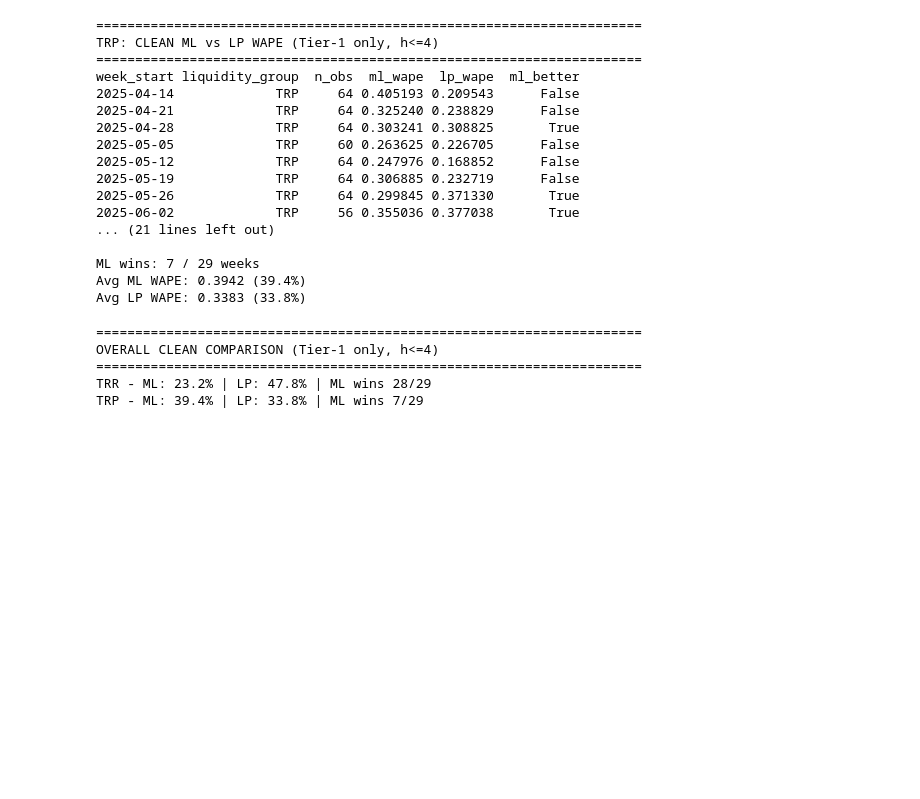
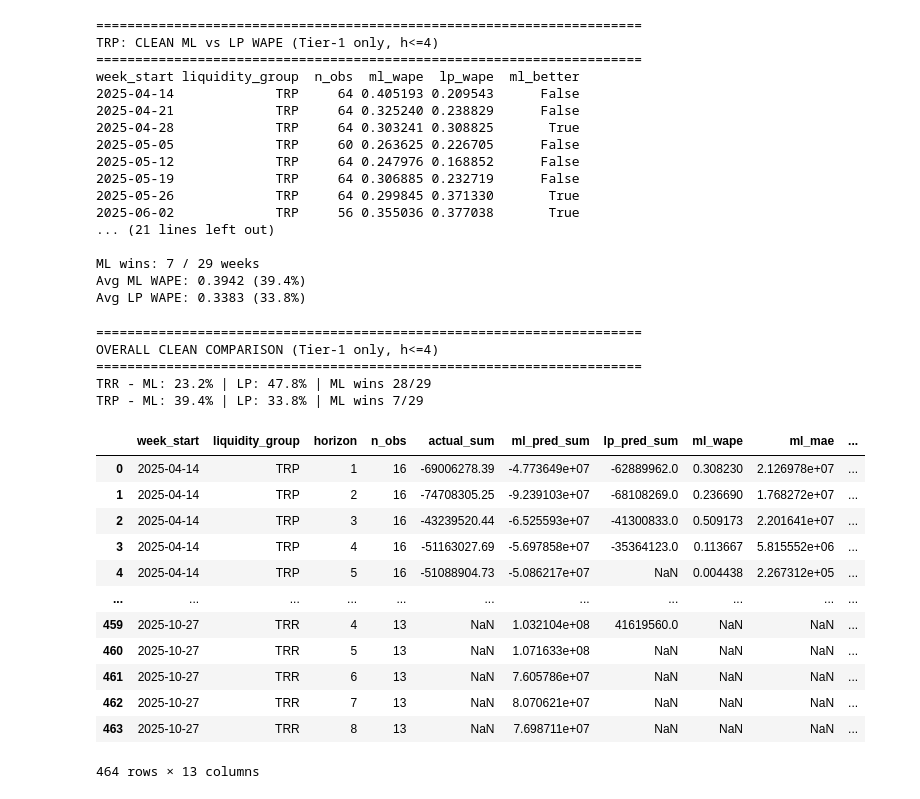
Before and after one commit to porvakanti/hubbleAI, a Jupyter notebook: notebooks/inspect_output.ipynb, the cells around one changed output. Cells and saved outputs as stored; diff of their text form; code cells hidden in the pictures; blank space fills up the shorter version.

Commit message:
Update inspect_output notebook with test runs with new WAPE calculation

```diff
--- a/notebooks/inspect_output.ipynb
+++ b/notebooks/inspect_output.ipynb
@@ -576,3 +580,23 @@ OVERALL CLEAN COMPARISON (Tier-1 only, h<=4)
 ======================================================================
 TRR - ML: 23.2% | LP: 47.8% | ML wins 28/29
 TRP - ML: 39.4% | LP: 33.8% | ML wins 7/29
+# %%
+# Access both full and clean metrics
+metrics_lg = pd.read_parquet(status.metrics_paths["metrics_by_lg"])
+metrics_lg_clean = pd.read_parquet(status.metrics_paths["metrics_by_lg_clean"])
+# %%
+metrics_lg_clean
+# %% [output]
+|  | week_start | liquidity_group | horizon | n_obs | actual_sum | ml_pred_sum | lp_pred_sum | ml_wape | ml_mae | ... |
+| 0 | 2025-04-14 | TRP | 1 | 16 | -69006278.39 | -4.773649e+07 | -62889962.0 | 0.308230 | 2.126978e+07 | ... |
+| 1 | 2025-04-14 | TRP | 2 | 16 | -74708305.25 | -9.239103e+07 | -68108269.0 | 0.236690 | 1.768272e+07 | ... |
+| 2 | 2025-04-14 | TRP | 3 | 16 | -43239520.44 | -6.525593e+07 | -41300833.0 | 0.509173 | 2.201641e+07 | ... |
+| 3 | 2025-04-14 | TRP | 4 | 16 | -51163027.69 | -5.697858e+07 | -35364123.0 | 0.113667 | 5.815552e+06 | ... |
+| 4 | 2025-04-14 | TRP | 5 | 16 | -51088904.73 | -5.086217e+07 | NaN | 0.004438 | 2.267312e+05 | ... |
+| ... | ... | ... | ... | ... | ... | ... | ... | ... | ... | ... |
+| 459 | 2025-10-27 | TRR | 4 | 13 | NaN | 1.032104e+08 | 41619560.0 | NaN | NaN | ... |
+| 460 | 2025-10-27 | TRR | 5 | 13 | NaN | 1.071633e+08 | NaN | NaN | NaN | ... |
+| 461 | 2025-10-27 | TRR | 6 | 13 | NaN | 7.605786e+07 | NaN | NaN | NaN | ... |
+| 462 | 2025-10-27 | TRR | 7 | 13 | NaN | 8.070621e+07 | NaN | NaN | NaN | ... |
+| 463 | 2025-10-27 | TRR | 8 | 13 | NaN | 7.698711e+07 | NaN | NaN | NaN | ... |
+464 rows × 13 columns
```
Also changed, not shown: parts of 15 cells of this notebook.
